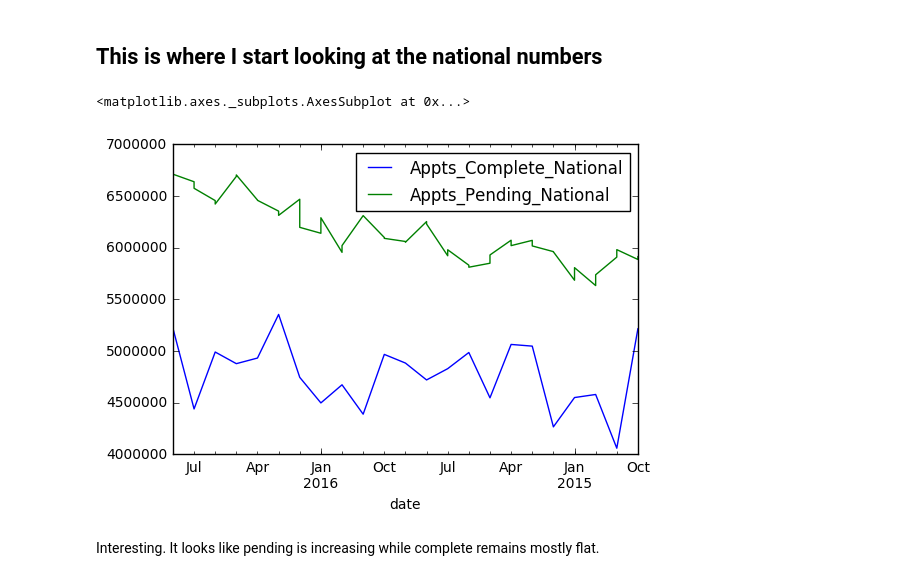
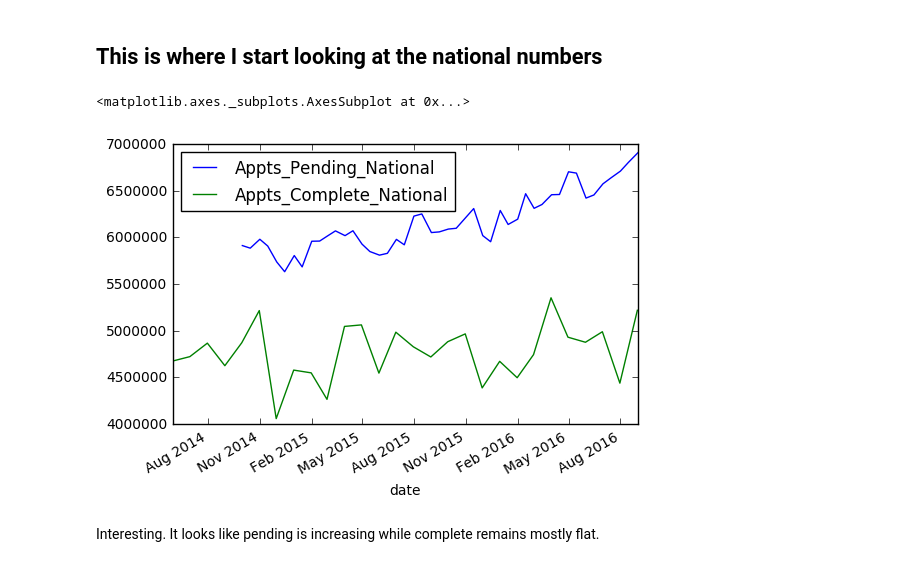
Before and after one commit to isabella232/va-data-analysis, a Jupyter notebook: Main_Analysis.ipynb, the cells around one changed output. Cells and saved outputs as stored; diff of their text form; code cells hidden in the pictures.

```diff
--- a/Main_Analysis.ipynb
+++ b/Main_Analysis.ipynb
@@ -252,26 +252,29 @@ Name: Completed_Increase_%, dtype: float64
 # %%
 #Taken from VA site
 national_complete = pd.read_csv("Wait_Time/Completed_Cleaned/National_Complete.csv")
 national_pending = pd.read_csv("Wait_Time/Pending_Clean/National_Pending.csv")
 
 
 #used to strip time from Pending_Time
 def get_date(test):
     test = test.strip('National: ')
     return parser.parse(test)
 
 national_complete["date"] = national_complete["Complete_Time"].apply(get_date)
 national_pending["date"] = national_pending["Pending_Time"].apply(get_date)
+national_complete.sort("date")
+national_pending.sort("date")
+
 national_pending = national_pending.drop(20) #for some reason this was read in as 1989. Just dropping it
 
 NC = national_complete[["Appts_Complete_National","date"]]
 NP = national_pending[["Appts_Pending_National","date"]]
 
-ax = NC.set_index("date").plot()
-NP.set_index("date").plot(ax=ax)
+ax = NP.set_index("date").plot()
+NC.set_index("date").plot(ax=ax)
 # %% [output]
 <matplotlib.axes._subplots.AxesSubplot at 0x...>
-[figure, old version]
+[figure, new version]
 # %% [markdown]
 Interesting. It looks like pending is increasing while complete remains mostly flat.
 # %%
```
Also changed, not shown: parts of 12 cells of this notebook, 2 other files.
